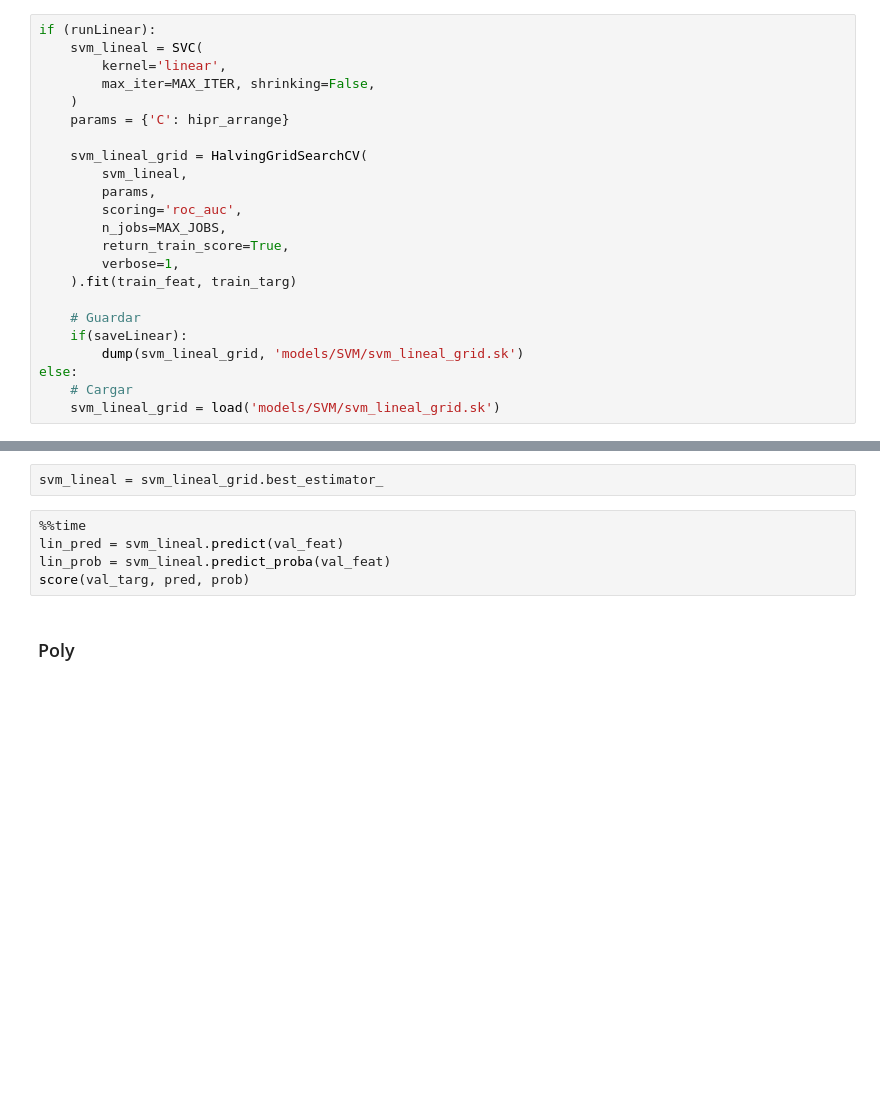
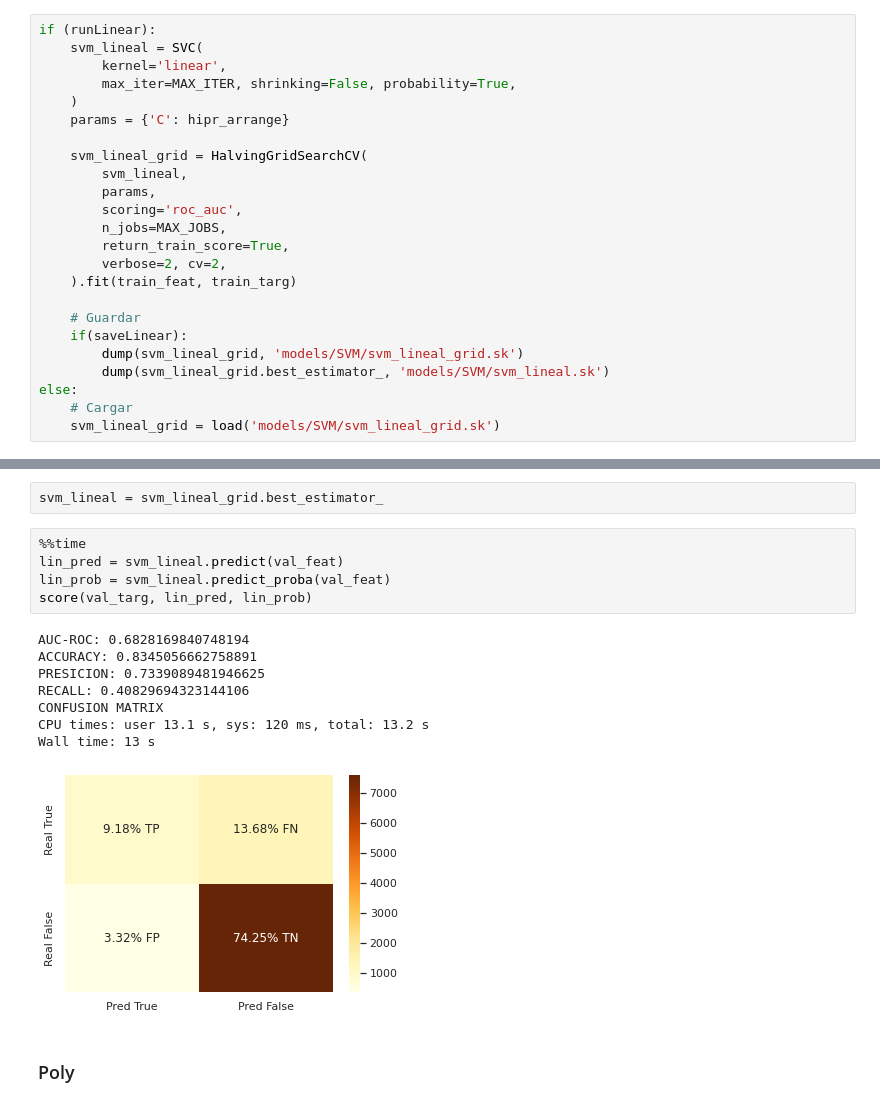
Before and after one commit to NicolasEzequielZulaicaRivera/OD_TPS, a Jupyter notebook: TP2/svm.ipynb, the cells around one changed output, grey strips where cells are left out. Saved outputs shown, nothing was run; the diff lists cells and outputs as text; blank space fills up the shorter version.

```diff
--- a/TP2/svm.ipynb
+++ b/TP2/svm.ipynb
@@ -121,7 +148,7 @@ hipr_arrange
 if (runLinear):
     svm_lineal = SVC(
         kernel='linear',
-        max_iter=MAX_ITER, shrinking=False,
+        max_iter=MAX_ITER, shrinking=False, probability=True,
     )
     params = {'C': hipr_arrange}
 
@@ -131,12 +158,13 @@ if (runLinear):
         scoring='roc_auc',
         n_jobs=MAX_JOBS,
         return_train_score=True,
-        verbose=1,
+        verbose=2, cv=2,
     ).fit(train_feat, train_targ)
 
     # Guardar
     if(saveLinear):
         dump(svm_lineal_grid, 'models/SVM/svm_lineal_grid.sk')
+        dump(svm_lineal_grid.best_estimator_, 'models/SVM/svm_lineal.sk')
 else:
     # Cargar
     svm_lineal_grid = load('models/SVM/svm_lineal_grid.sk')
@@ -148,8 +197,17 @@ svm_lineal = svm_lineal_grid.best_estimator_
 # %%
 %%time
 lin_pred = svm_lineal.predict(val_feat)
 lin_prob = svm_lineal.predict_proba(val_feat)
-score(val_targ, pred, prob)
+score(val_targ, lin_pred, lin_prob)
+# %% [output]
+AUC-ROC: 0.6828169840748194
+ACCURACY: 0.8345056662758891
+PRESICION: 0.7339089481946625
+RECALL: 0.40829694323144106
+CONFUSION MATRIX
+CPU times: user 13.1 s, sys: 120 ms, total: 13.2 s
+Wall time: 13 s
+[figure, added]
 # %% [markdown]
 ### Poly
 # %%
```
Also changed, not shown: parts of 29 cells of this notebook, 9 other files.
